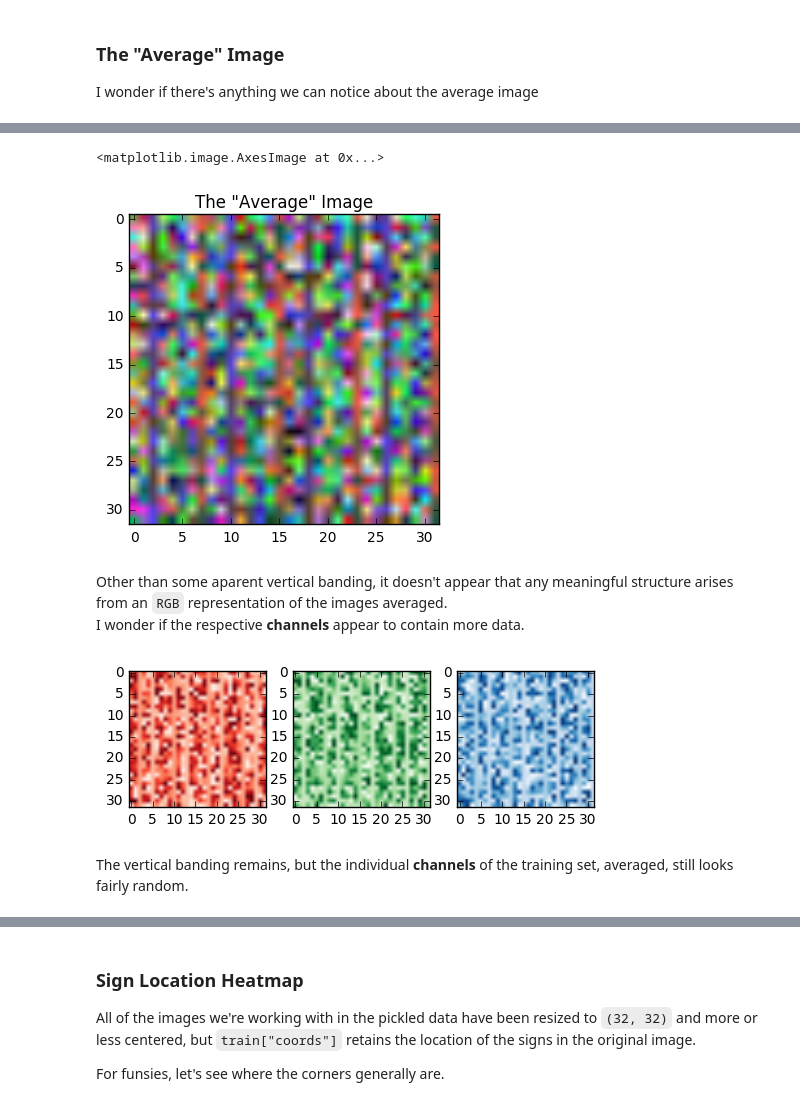
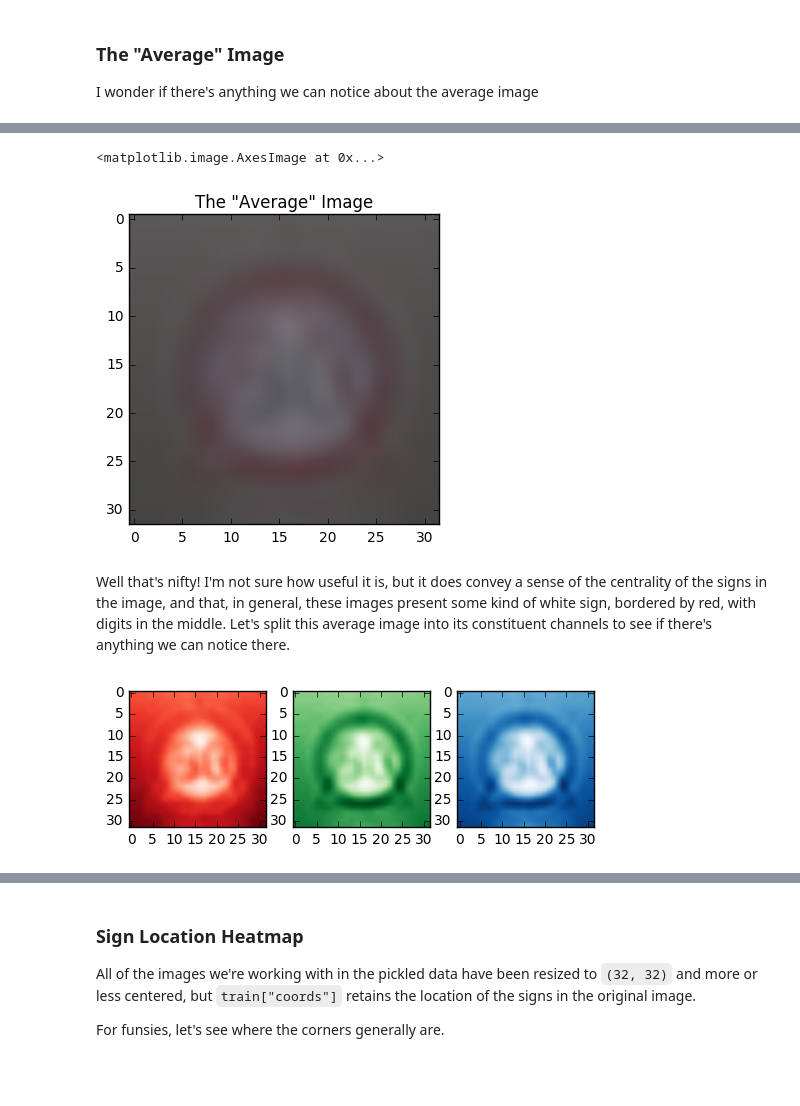
Before and after one commit to mgruben/traffic-signs, a Jupyter notebook: Traffic_Signs_Recognition.ipynb, the cells around one changed output, grey strips where cells are left out. Saved outputs shown, nothing was run; the diff lists cells and outputs as text; code cells hidden in the pictures; blank space fills up the shorter version.

Commit message:
Fix "Average" Image section

```diff
--- a/Traffic_Signs_Recognition.ipynb
+++ b/Traffic_Signs_Recognition.ipynb
@@ -155,5 +123,7 @@ plt.imshow(img_test)
 # %%
 avg_img = np.average(X_train, axis=0)
+# %%
+avg_img = np.array(np.round(avg_img), dtype=np.uint8)
 # %%
 fig1 = plt.figure()
 img = Image.fromarray(avg_img, 'RGB')
@@ -162,20 +132,18 @@ plt.title("The \"Average\" Image")
 plt.imshow(img)
 # %% [output]
 <matplotlib.image.AxesImage at 0x...>
-[figure, old version]
+[figure, new version]
-# %% [markdown]
-Other than some aparent vertical banding, it doesn't appear that any meaningful structure arises from an `RGB` representation of the images averaged.
-I wonder if the respective **channels** appear to contain more data.
+# %% [markdown]
+Well that's nifty!  I'm not sure how useful it is, but it does convey a sense of the centrality of the signs in the image, and that, in general, these images present some kind of white sign, bordered by red, with digits in the middle.
+Let's split this average image into its constituent channels to see if there's anything we can notice there.
 # %%
 red, green, blue = img.split()
-colors = ("Reds", "Greens", "Blues")
+colors = ("Reds_r", "Greens_r", "Blues_r")
 split = (red, green, blue)
 fig = plt.figure()
 for i in range(3):
     fig.add_subplot(1, 3, i+1)
     plt.imshow(split[i])
     plt.set_cmap(colors[i])
 # %% [output]
-[figure, old version]
+[figure, new version]
-# %% [markdown]
-The vertical banding remains, but the individual **channels** of the training set, averaged, still looks fairly random.
```
Also changed, not shown: parts of 9 cells of this notebook.
